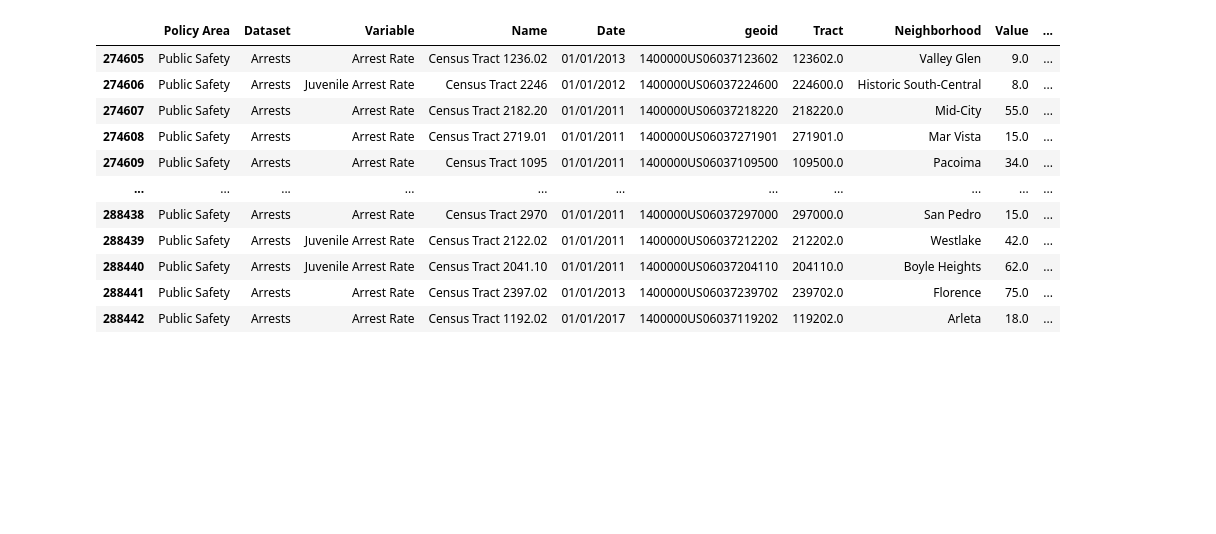
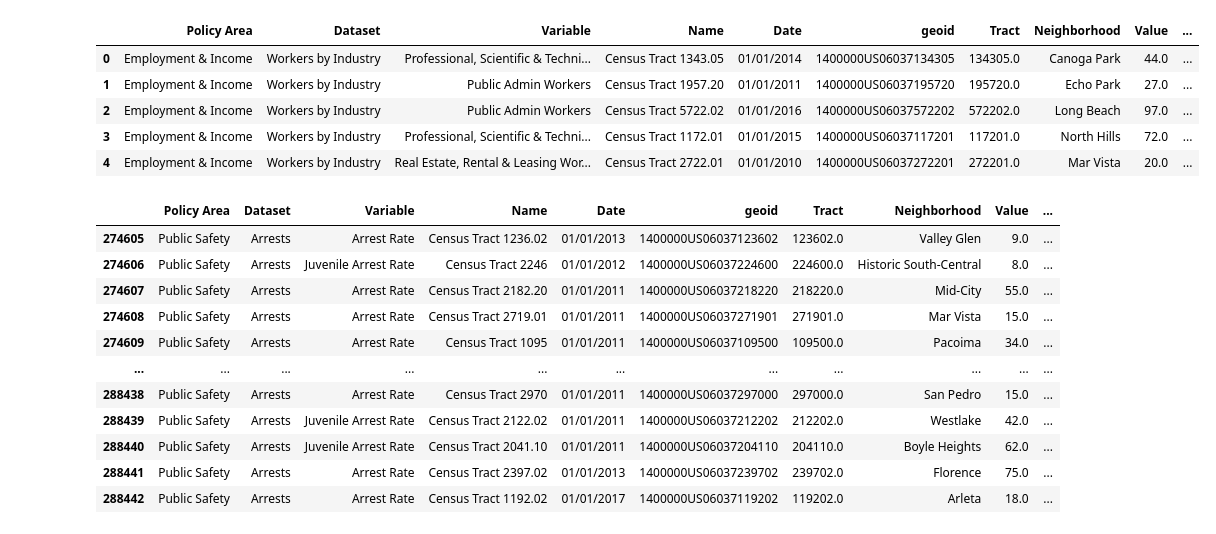
Before and after one commit to ahla-brfoley/abundanthousingla, a Jupyter notebook: Data_Sources/ndsc_data_parsing/ndsc_import.ipynb, the cells around one changed output. Cells and saved outputs as stored; diff of their text form; code cells hidden in the pictures; blank space fills up the shorter version.

Commit message:
making it a real boy

```diff
--- a/Data_Sources/ndsc_data_parsing/ndsc_import.ipynb
+++ b/Data_Sources/ndsc_data_parsing/ndsc_import.ipynb
@@ -26,6 +26,15 @@ for key, val in dat_files.items():
     import_data(val)
 # %%
 raw_dat = pd.read_csv ('../../localdata/' + dat_files['raw_dat']['filename'])
+# %%
+raw_dat[:5]
+# %% [output]
+|  | Policy Area | Dataset | Variable | Name | Date | geoid | Tract | Neighborhood | Value | ... |
+| 0 | Employment & Income | Workers by Industry | Professional, Scientific & Techni... | Census Tract 1343.05 | 01/01/2014 | 1400000US06037134305 | 134305.0 | Canoga Park | 44.0 | ... |
+| 1 | Employment & Income | Workers by Industry | Public Admin Workers | Census Tract 1957.20 | 01/01/2011 | 1400000US06037195720 | 195720.0 | Echo Park | 27.0 | ... |
+| 2 | Employment & Income | Workers by Industry | Public Admin Workers | Census Tract 5722.02 | 01/01/2016 | 1400000US06037572202 | 572202.0 | Long Beach | 97.0 | ... |
+| 3 | Employment & Income | Workers by Industry | Professional, Scientific & Techni... | Census Tract 1172.01 | 01/01/2015 | 1400000US06037117201 | 117201.0 | North Hills | 72.0 | ... |
+| 4 | Employment & Income | Workers by Industry | Real Estate, Rental & Leasing Wor... | Census Tract 2722.01 | 01/01/2010 | 1400000US06037272201 | 272201.0 | Mar Vista | 20.0 | ... |
 # %%
 raw_dat[raw_dat['Variable'].str.contains("Arrest")]
 # %% [output]
```
